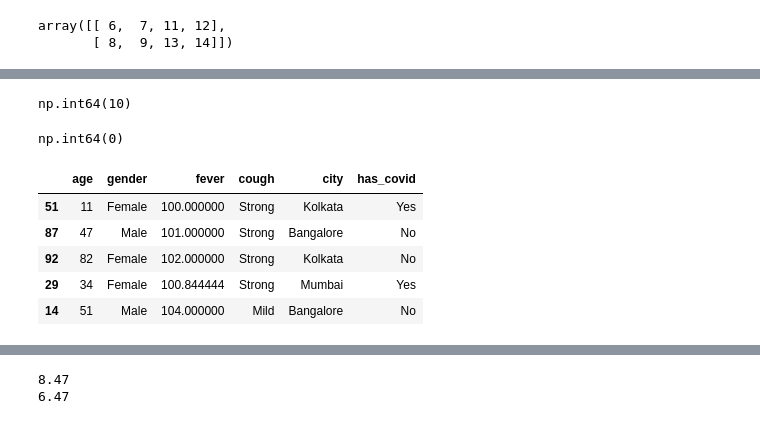
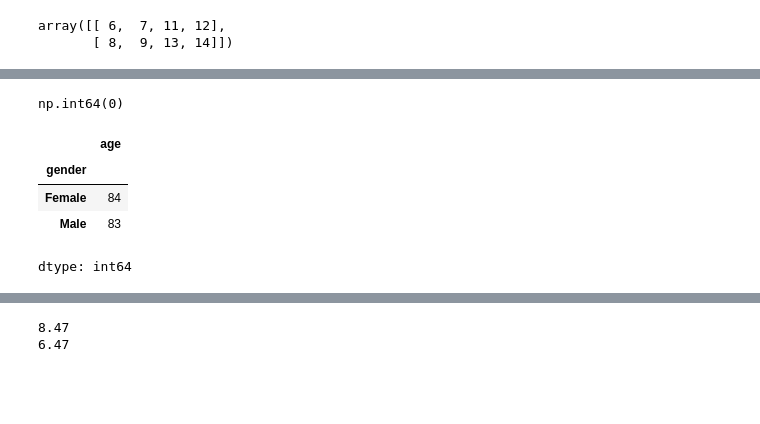
Before and after one commit to saransh437/Python_practice, a Jupyter notebook: Advance_python.ipynb, the cells around one changed output, grey strips where cells are left out. Drawn from its saved outputs; the diff is of its cells as text; code cells hidden in the pictures; blank space fills up the shorter version.

```diff
--- a/Advance_python.ipynb
+++ b/Advance_python.ipynb
@@ -397,4 +331,7 @@ memory usage: 4.8+ KB
-# %%
-df['fever'].isnull().sum()
-# %% [output]
-np.int64(10)
+# %%
+df.columns # return the number of columns
+df.shape   # return the no. of row and column
+# df.drop(columns=['gender'],inplace=True)   # used to drop a column
+df.dtypes  # return the datatype
+df['fever'] = df['fever'].astype(int) # used to convert the datatype but didnt work for null values
+df.sample()
@@ -403,12 +358,3 @@ df['fever'] = df['fever'].fillna(df['fever'].mean())
 df['fever'].isnull().sum()
 # %% [output]
 np.int64(0)
-# %%
-df.sample(5)
-# %% [output]
-|  | age | gender | fever | cough | city | has_covid |
-| 51 | 11 | Female | 100.000000 | Strong | Kolkata | Yes |
-| 87 | 47 | Male | 101.000000 | Strong | Bangalore | No |
-| 92 | 82 | Female | 102.000000 | Strong | Kolkata | No |
-| 29 | 34 | Female | 100.844444 | Strong | Mumbai | Yes |
-| 14 | 51 | Male | 104.000000 | Mild | Bangalore | No |
@@ -415 +364,9 @@ df.sample(5)
+# %%
+df.groupby("gender")["age"].max()   # group the given column and perform aggregation operation
+# %% [output]
+|  | age |
+| gender |  |
+| Female | 84 |
+| Male | 83 |
+dtype: int64
 # %%
```
Also changed, not shown: parts of 48 cells of this notebook.
